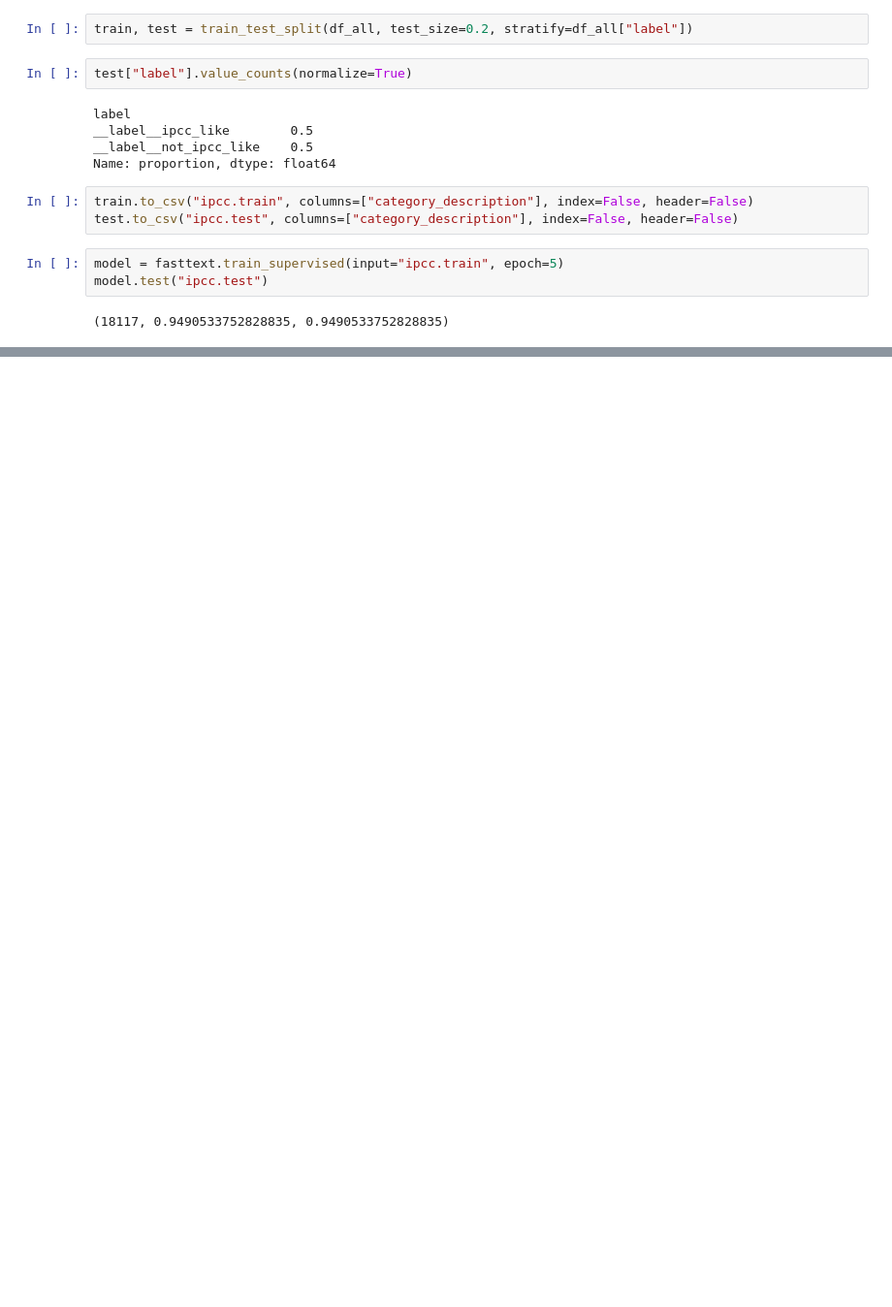
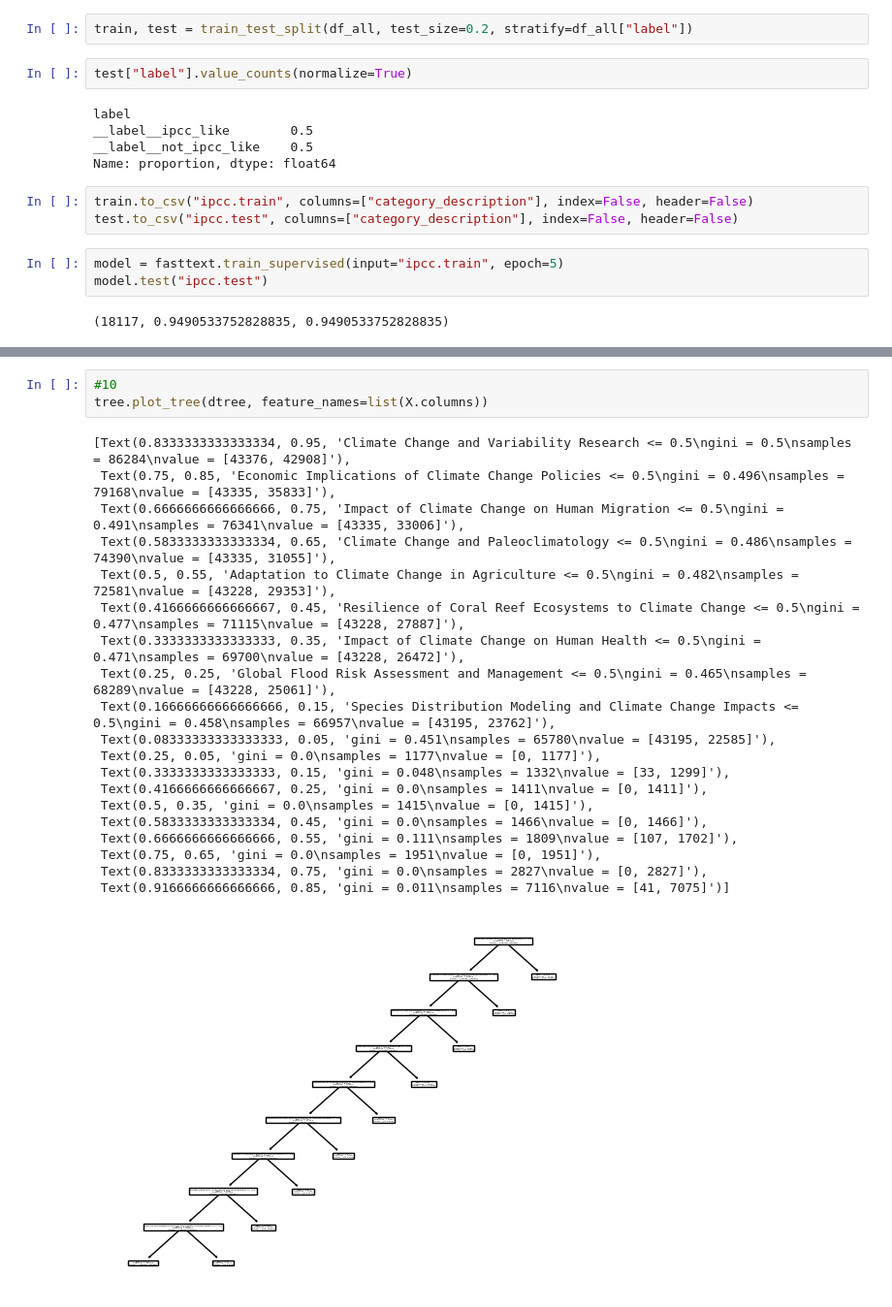
Before and after one commit to dataesr/teds, a Jupyter notebook: notebooks/IPCC_model.ipynb, the cells around one changed output, grey strips where cells are left out. Shown at 97% size. Saved outputs shown, nothing was run; the diff lists cells and outputs as text; blank space fills up the shorter version.

Commit message:
ipcc model

```diff
--- a/notebooks/IPCC_model.ipynb
+++ b/notebooks/IPCC_model.ipynb
@@ -70,0 +165,24 @@ model.test("ipcc.test")
+# %%
+#10
+tree.plot_tree(dtree, feature_names=list(X.columns))
+# %% [output]
+[Text(0.8333333333333334, 0.95, 'Climate Change and Variability Research <= 0.5\ngini = 0.5\nsamples = 86284\nvalue = [43376, 42908]'),
+ Text(0.75, 0.85, 'Economic Implications of Climate Change Policies <= 0.5\ngini = 0.496\nsamples = 79168\nvalue = [43335, 35833]'),
+ Text(0.6666666666666666, 0.75, 'Impact of Climate Change on Human Migration <= 0.5\ngini = 0.491\nsamples = 76341\nvalue = [43335, 33006]'),
+ Text(0.5833333333333334, 0.65, 'Climate Change and Paleoclimatology <= 0.5\ngini = 0.486\nsamples = 74390\nvalue = [43335, 31055]'),
+ Text(0.5, 0.55, 'Adaptation to Climate Change in Agriculture <= 0.5\ngini = 0.482\nsamples = 72581\nvalue = [43228, 29353]'),
+ Text(0.4166666666666667, 0.45, 'Resilience of Coral Reef Ecosystems to Climate Change <= 0.5\ngini = 0.477\nsamples = 71115\nvalue = [43228, 27887]'),
+ Text(0.3333333333333333, 0.35, 'Impact of Climate Change on Human Health <= 0.5\ngini = 0.471\nsamples = 69700\nvalue = [43228, 26472]'),
+ Text(0.25, 0.25, 'Global Flood Risk Assessment and Management <= 0.5\ngini = 0.465\nsamples = 68289\nvalue = [43228, 25061]'),
+ Text(0.16666666666666666, 0.15, 'Species Distribution Modeling and Climate Change Impacts <= 0.5\ngini = 0.458\nsamples = 66957\nvalue = [43195, 23762]'),
+ Text(0.08333333333333333, 0.05, 'gini = 0.451\nsamples = 65780\nvalue = [43195, 22585]'),
+ Text(0.25, 0.05, 'gini = 0.0\nsamples = 1177\nvalue = [0, 1177]'),
+ Text(0.3333333333333333, 0.15, 'gini = 0.048\nsamples = 1332\nvalue = [33, 1299]'),
+ Text(0.4166666666666667, 0.25, 'gini = 0.0\nsamples = 1411\nvalue = [0, 1411]'),
+ Text(0.5, 0.35, 'gini = 0.0\nsamples = 1415\nvalue = [0, 1415]'),
+ Text(0.5833333333333334, 0.45, 'gini = 0.0\nsamples = 1466\nvalue = [0, 1466]'),
+ Text(0.6666666666666666, 0.55, 'gini = 0.111\nsamples = 1809\nvalue = [107, 1702]'),
+ Text(0.75, 0.65, 'gini = 0.0\nsamples = 1951\nvalue = [0, 1951]'),
+ Text(0.8333333333333334, 0.75, 'gini = 0.0\nsamples = 2827\nvalue = [0, 2827]'),
+ Text(0.9166666666666666, 0.85, 'gini = 0.011\nsamples = 7116\nvalue = [41, 7075]')]
+[figure, added]
```
Also changed, not shown: parts of 22 cells of this notebook.
